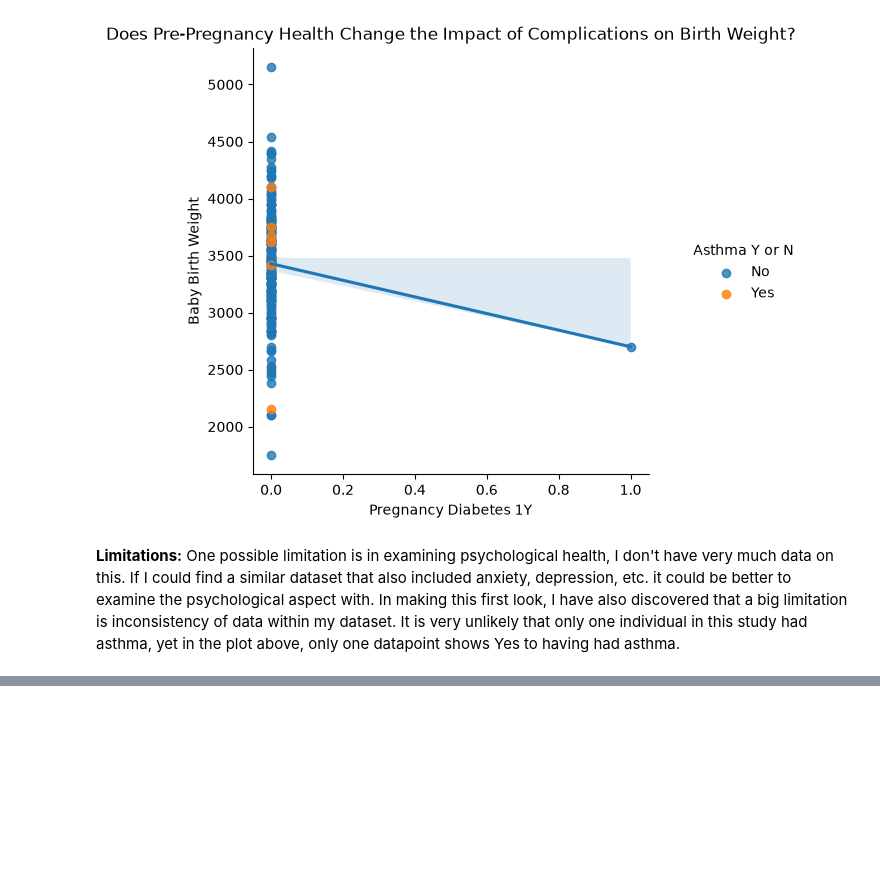
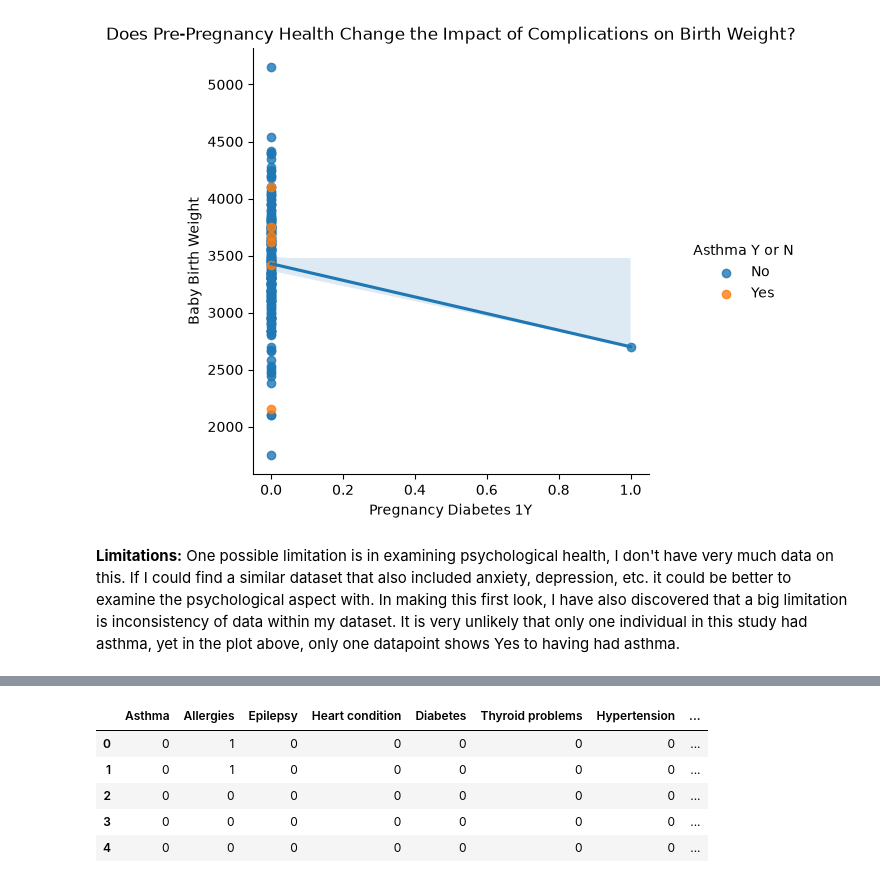
Before and after one commit to vgemoetsjohnson-sketch/FDS2-F26-FinalProject-Group2, a Jupyter notebook: q1_anna.ipynb, the cells around one changed output, grey strips where cells are left out. Saved outputs shown, nothing was run; the diff lists cells and outputs as text; code cells hidden in the pictures; blank space fills up the shorter version.

```diff
--- a/q1_anna.ipynb
+++ b/q1_anna.ipynb
@@ -87,0 +130,31 @@ plt.show()
+# %%
+#select necessary columns
+col = ['Asthma', 'Allergies', 'Epilepsy', 'Heart condition', 'Diabetes', 'Thyroid problems', 'Hypertension', 'Coronary heart disease', 'Anaemia', 'Endometriosis', 'Other diseases',
+       'Hormonal problems', 'Pregnancy diabetes 1y', 'Thyroid gland problems 1y', 'Hypertension 1y', 'Other diseases.1', 'Nausea']
+
+#data has some random entries that mess up the data types. Make a for loop in order to catch these and fix them.
+for col in col:
+    pvd_dropped[col] = pvd_dropped[col].astype(str).fillna('0').str.strip()
+    pvd_dropped[col] = pvd_dropped[col].apply(lambda x: 0 if x in ['0', '0.0', 'nan', '', 'no', 'No', 'none'] else 1)
+
+# Make sure everything is now numeric
+pvd_dropped['APGAR mean'] = pd.to_numeric(pvd_dropped['APGAR mean'], errors='coerce')
+pvd_dropped['Birth weight'] = pd.to_numeric(pvd_dropped['Birth weight'], errors='coerce')
+pvd_dropped['Problems during childbirth'] = pd.to_numeric(pvd_dropped['Problems during childbirth'], errors='coerce').fillna(0)
+
+# Drop rows where the more complicated numbers have missing data
+pvdclean = pvd_dropped.dropna(subset=['APGAR mean', 'Birth weight'])
+
+#make dataset small
+pvdcleansmall = pvdclean[['Asthma', 'Allergies', 'Epilepsy', 'Heart condition', 'Diabetes', 'Thyroid problems', 'Hypertension', 'Coronary heart disease', 'Anaemia', 'Endometriosis', 'Other diseases',
+       'Hormonal problems', 'Pregnancy diabetes 1y', 'Thyroid gland problems 1y', 'Hypertension 1y', 'Other diseases.1', 'Nausea', 'APGAR mean', 'Problems during childbirth', 'Birth weight']]
+
+#check
+pvdcleansmall.head()
+# %% [output]
+|  | Asthma | Allergies | Epilepsy | Heart condition | Diabetes | Thyroid problems | Hypertension | ... |
+| 0 | 0 | 1 | 0 | 0 | 0 | 0 | 0 | ... |
+| 1 | 0 | 1 | 0 | 0 | 0 | 0 | 0 | ... |
+| 2 | 0 | 0 | 0 | 0 | 0 | 0 | 0 | ... |
+| 3 | 0 | 0 | 0 | 0 | 0 | 0 | 0 | ... |
+| 4 | 0 | 0 | 0 | 0 | 0 | 0 | 0 | ... |
```
Also changed, not shown: parts of 8 cells of this notebook, 1 other file.
